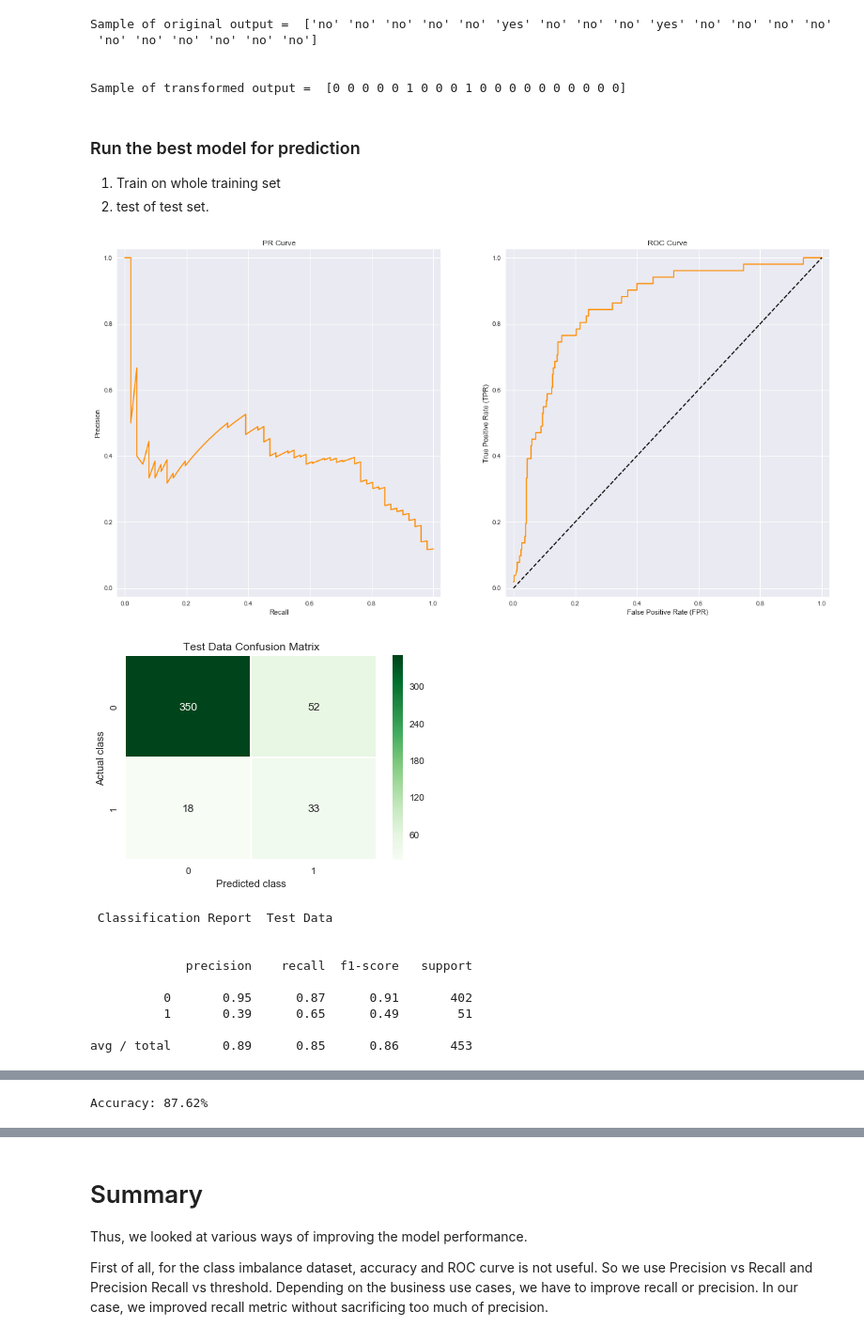
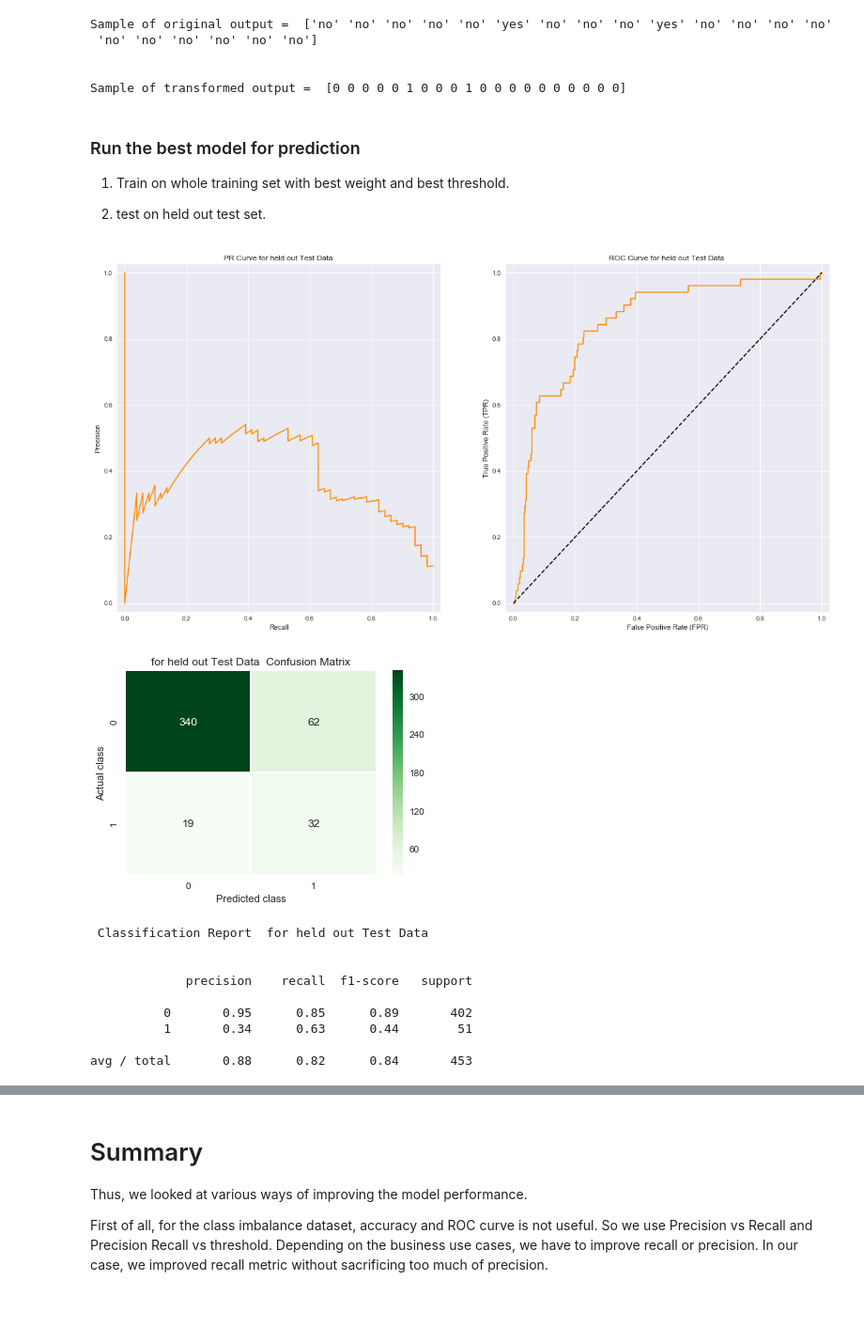
Before and after one commit to aloknsingh/ds_xgboost_clf_4_imbalance_data, a Jupyter notebook: notebooks/predict_bank_cd_subs_by_xgboost_clf_for_imbalance_dataset.ipynb, the cells around one changed output, grey strips where cells are left out. Shown at 94% size. Saved outputs shown, nothing was run; the diff lists cells and outputs as text; code cells hidden in the pictures; blank space fills up the shorter version.

```diff
--- a/notebooks/predict_bank_cd_subs_by_xgboost_clf_for_imbalance_dataset.ipynb
+++ b/notebooks/predict_bank_cd_subs_by_xgboost_clf_for_imbalance_dataset.ipynb
@@ -1177,7 +1177,7 @@ To get the visual information about the plot, we created a utility to plot preci
 threshold.
 # %%
 
-def plot_pr_vs_th(y_act, y_score, show=True):
+def plot_pr_vs_th(y_act, y_score, show=True, tag=""):
     """
     plot precision and recall vs threshold on same plot
 
@@ -1192,7 +1192,7 @@ def plot_pr_vs_th(y_act, y_score, show=True):
     ax1.set_ylim([-0.025,1.025])
     ax1.set_xlabel('Threshold')
     ax1.set_ylabel('Precision and Recall')
-    ax1.set_title('Precision, Recall Curve vs Threshold')
+    ax1.set_title("Precision, Recall Curve vs Threshold " + tag)
 
     pr,rc,th = precision_recall_curve(y_act, y_score)
 
@@ -1214,8 +1214,8 @@ def report_clf(y_act, y_pred, y_proba, title="", cmap="Blues"):
      y_pred -- Prediction by model on the test data.
      y_proba -- Probabilities as predicted by model on the test data.
     """
-    plot_pr_roc(y_act, y_proba, "", "darkorange", True)
-    plot_cm(y_act, y_pred, title+" Confusion Matrix", cmap)
+    plot_pr_roc(y_act, y_proba, "", "darkorange", True, title)
+    plot_cm(y_act, y_pred, title + " Confusion Matrix", cmap)
     print("\n\n Classification Report ", title, "\n\n")
     print(classification_report(y_act, y_pred))
 # %% [markdown]
@@ -1383,7 +1383,7 @@ ax1.set_xlim([-0.025,1.025])
 ax1.set_ylim([-0.025,1.025])
 ax1.set_xlabel('Recall')
 ax1.set_ylabel('Precision')
-ax1.set_title('PR Curve')
+ax1.set_title('PR Curve for Weigted Samples (2nd Attempt)')
 
 # plot 2 for ROC curve
 ax2 = fig1.add_subplot(1,2,2)
@@ -1391,7 +1391,7 @@ ax2.set_xlim([-0.025,1.025])
 ax2.set_ylim([-0.025,1.025])
 ax2.set_xlabel('False Positive Rate (FPR)')
 ax2.set_ylabel('True Positive Rate (TPR)')
-ax2.set_title('ROC Curve')
+ax2.set_title('ROC Curve for Weighted Samples (2nd Attempt)')
 
 # plot the baseline ROC curve
 ax2.plot([0,1], [0,1], 'k--')
@@ -1404,7 +1404,7 @@ ax3.set_xlim([-0.025,1.025])
 ax3.set_ylim([-0.025,1.025])
 ax3.set_xlabel('Threshold')
 ax3.set_ylabel('Precision and Recall')
-ax3.set_title('Precision, Recall Curve vs Threshold')
+ax3.set_title('Precision, Recall Curve vs Threshold for Weighted Samples(2nd Attempt)')
 
 
 
@@ -1775,10 +1790,11 @@ Sample of transformed output =  [0 0 0 0 0 1 0 0 0 1 0 0 0 0 0 0 0 0 0 0]
 # %% [markdown]
 ### Run the best model for prediction
 
-1) Train on whole training set
-2) test of test set.
+1) Train on whole training set with best weight and best threshold.
+
+2) test on held out test set.
 # %%
-best_threshold = 0.006
+best_threshold = 0.008
 select_txf3 = SelectFromModel(xgb_model_best_sofar, threshold=best_threshold, prefit=True)
 
 select_X_train = select_txf3.transform(X_train)
@@ -1801,17 +1817,17 @@ y_test_pred = xgb_model_gen.predict(select_X_test)
 y_test_cls_1_proba = y_test_proba[:,1]
 y_test_cls_1_pred = y_test_pred
 # %%
-report_clf(y_gen_test, y_test_cls_1_pred, y_test_cls_1_proba, title="Test Data", cmap="Greens")
-plot_pr_vs_th(y_gen_test, y_test_cls_1_proba)
+report_clf(y_gen_test, y_test_cls_1_pred, y_test_cls_1_proba, title="for held out Test Data ", cmap="Greens")
+plot_pr_vs_th(y_gen_test, y_test_cls_1_proba, show=True, tag="  for held out Test Data")
 # %% [output]
-[figure, old version]
+[figure, new version]
-[figure, old version]
+[figure, new version]
- Classification Report  Test Data
+ Classification Report  for held out Test Data
 
 
              precision    recall  f1-score   support
 
-          0       0.95      0.87      0.91       402
-          1       0.39      0.65      0.49        51
+          0       0.95      0.85      0.89       402
+          1       0.34      0.63      0.44        51
 
-avg / total       0.89      0.85      0.86       453
+avg / total       0.88      0.82      0.84       453
@@ -1821,12 +1834,0 @@ We note that overall, recall is better (0.85)
-# %%
-# evaluate predictions
-from sklearn.metrics import accuracy_score
-
-# print various score.
-#
-
-xgb_accuracy = accuracy_score(y_test, xgb_y_pred)
-
-print("Accuracy: %.2f%%" % (xgb_accuracy * 100.0))
-# %% [output]
-Accuracy: 87.62%
```
Also changed, not shown: parts of 23 cells of this notebook.
